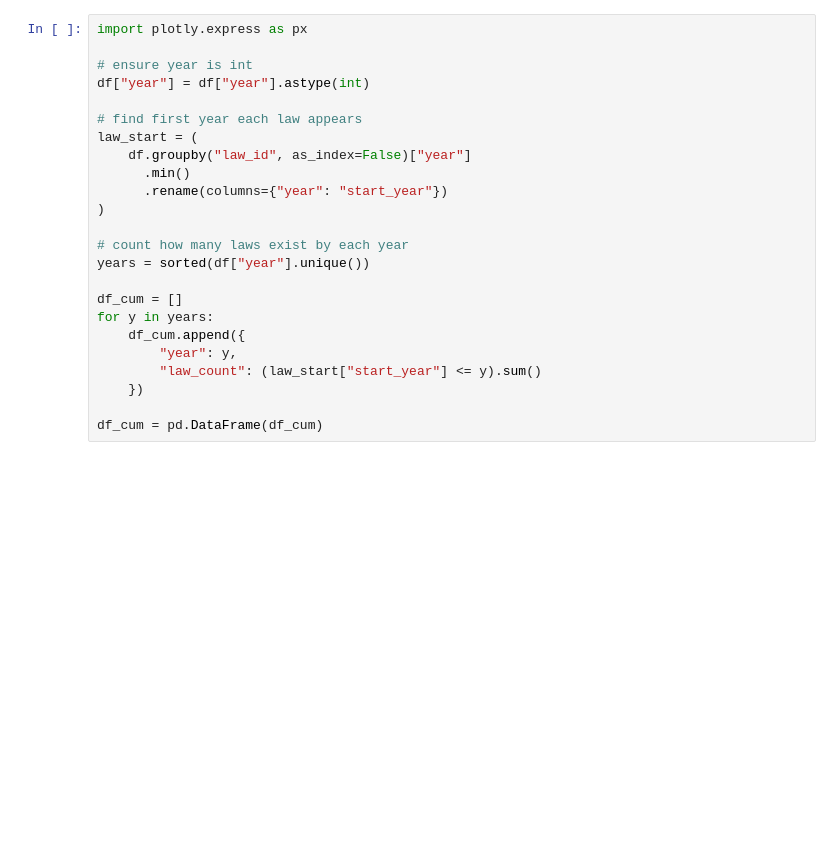
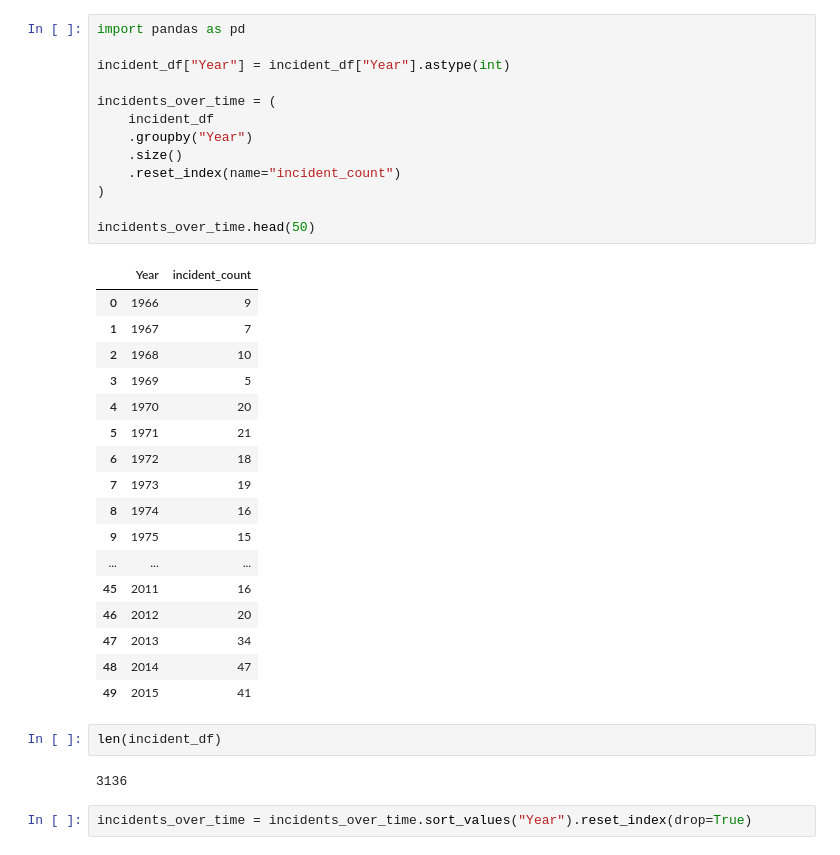
Before and after one commit to clarktommie/capstoneProject2026, a Jupyter notebook: notebooks/supabase_test.ipynb, the cells around one changed output. Drawn from its saved outputs; the diff is of its cells as text; blank space fills up the shorter version.

```diff
--- a/notebooks/supabase_test.ipynb
+++ b/notebooks/supabase_test.ipynb
@@ -34,24 +55,37 @@ df.head()
 # %%
-import plotly.express as px
+import pandas as pd
 
-# ensure year is int
-df["year"] = df["year"].astype(int)
+incident_df["Year"] = incident_df["Year"].astype(int)
 
-# find first year each law appears
-law_start = (
-    df.groupby("law_id", as_index=False)["year"]
-      .min()
-      .rename(columns={"year": "start_year"})
+incidents_over_time = (
+    incident_df
+    .groupby("Year")
+    .size()
+    .reset_index(name="incident_count")
 )
 
-# count how many laws exist by each year
-years = sorted(df["year"].unique())
-
-df_cum = []
-for y in years:
-    df_cum.append({
-        "year": y,
-        "law_count": (law_start["start_year"] <= y).sum()
-    })
-
-df_cum = pd.DataFrame(df_cum)
+incidents_over_time.head(50)
+# %% [output]
+|  | Year | incident_count |
+| 0 | 1966 | 9 |
+| 1 | 1967 | 7 |
+| 2 | 1968 | 10 |
+| 3 | 1969 | 5 |
+| 4 | 1970 | 20 |
+| 5 | 1971 | 21 |
+| 6 | 1972 | 18 |
+| 7 | 1973 | 19 |
+| 8 | 1974 | 16 |
+| 9 | 1975 | 15 |
+| ... | ... | ... |
+| 45 | 2011 | 16 |
+| 46 | 2012 | 20 |
+| 47 | 2013 | 34 |
+| 48 | 2014 | 47 |
+| 49 | 2015 | 41 |
+# %%
+len(incident_df)
+# %% [output]
+3136
+# %%
+incidents_over_time = incidents_over_time.sort_values("Year").reset_index(drop=True)
```
Also changed, not shown: parts of 8 cells of this notebook.
